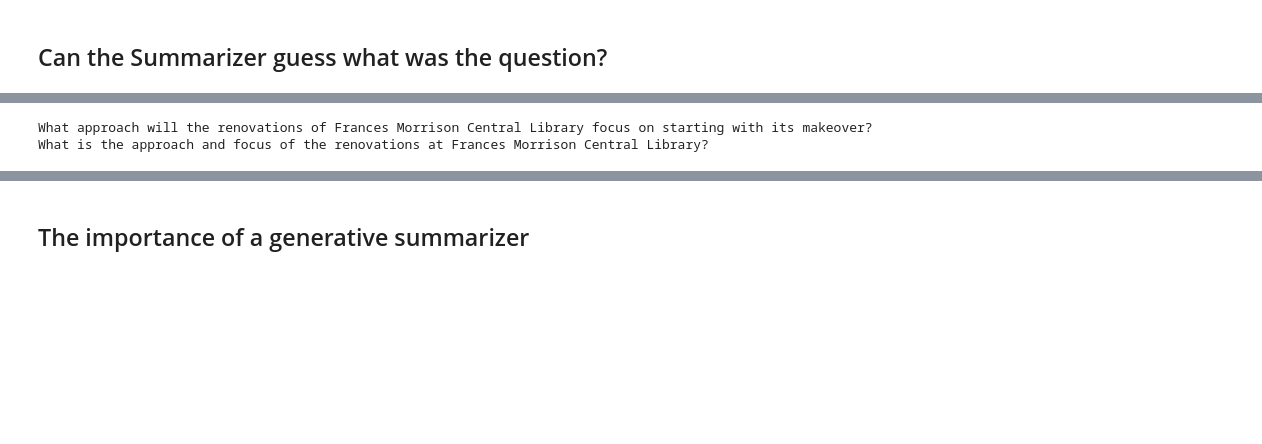
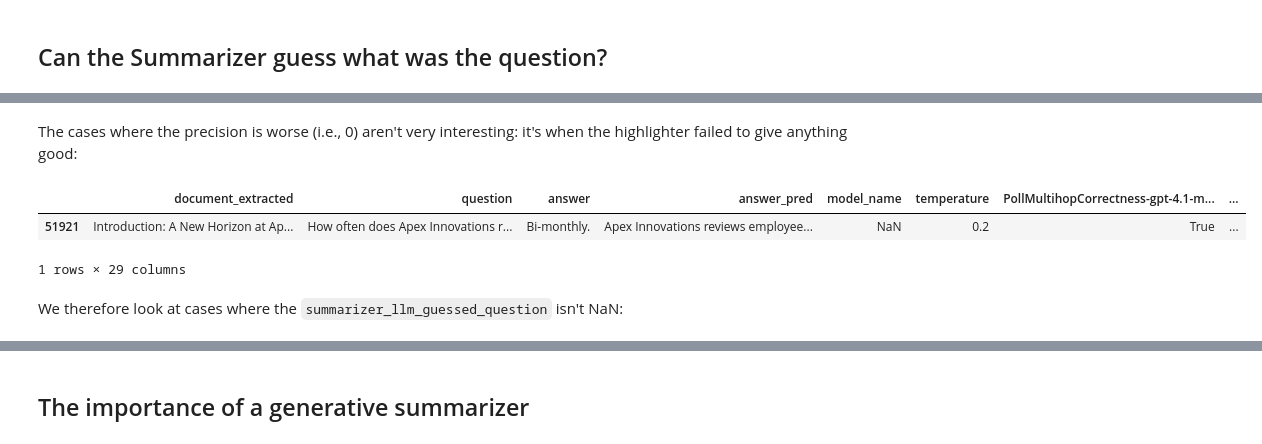
Before and after one commit to microsoft/highlight-summarize, a Jupyter notebook: data-analysis.ipynb, the cells around one changed output, grey strips where cells are left out. Saved outputs shown, nothing was run; the diff lists cells and outputs as text; code cells hidden in the pictures; blank space fills up the shorter version.

```diff
--- a/data-analysis.ipynb
+++ b/data-analysis.ipynb
@@ -243,7 +404,12 @@ HSStructuredHighlighter & 0.9927 (std: 0.0122) \\
+# %% [markdown]
+The cases where the precision is worse (i.e., 0) aren't very interesting: it's when the highlighter failed to give
+anything good:
 # %%
 worst = pipeline_df.iloc[np.where(pipeline_df.guess_prediction_accuracy == pipeline_df.guess_prediction_accuracy.min())]
-print(worst.question.item())
-print(worst.summarizer_llm_guessed_question.item())
+worst.head()
 # %% [output]
+|  | document_extracted | question | answer | answer_pred | model_name | temperature | PollMultihopCorrectness-gpt-4.1-m... | ... |
+| 51921 | Introduction: A New Horizon at Ap... | How often does Apex Innovations r... | Bi-monthly. | Apex Innovations reviews employee... | NaN | 0.2 | True | ... |
-What approach will the renovations of Frances Morrison Central Library focus on starting with its makeover?
-What is the approach and focus of the renovations at Frances Morrison Central Library?
+1 rows × 29 columns
+# %% [markdown]
+We therefore look at cases where the `summarizer_llm_guessed_question` isn't NaN:
```
Also changed, not shown: parts of 14 cells of this notebook.
